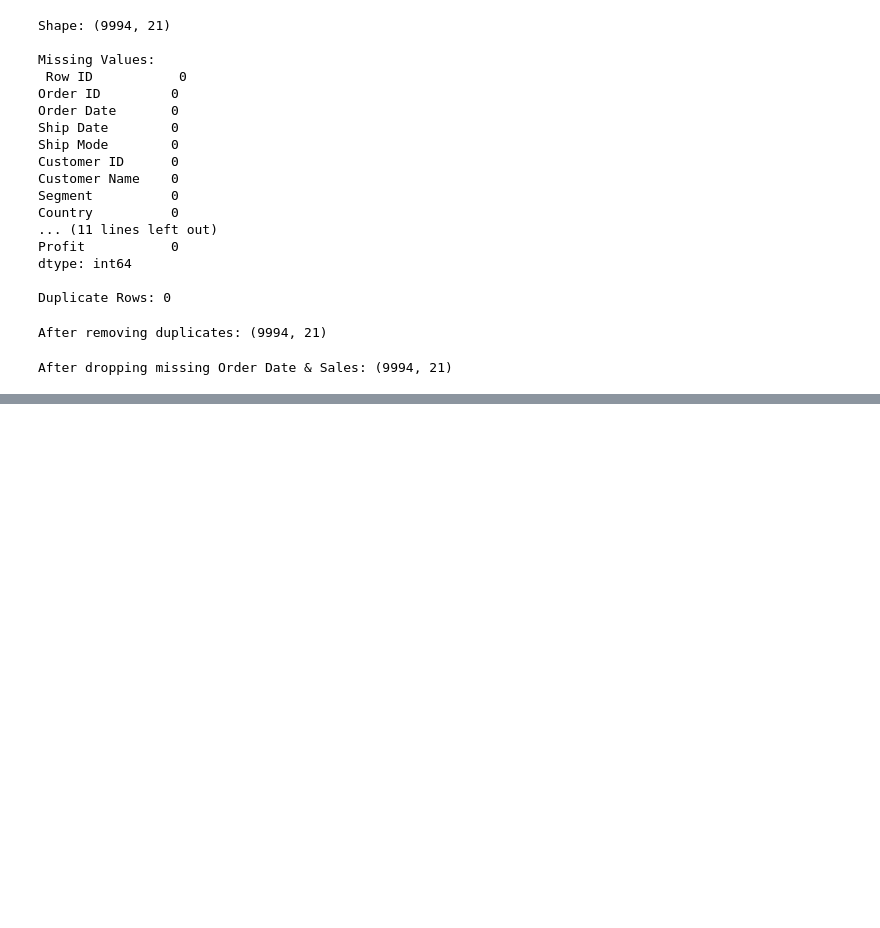
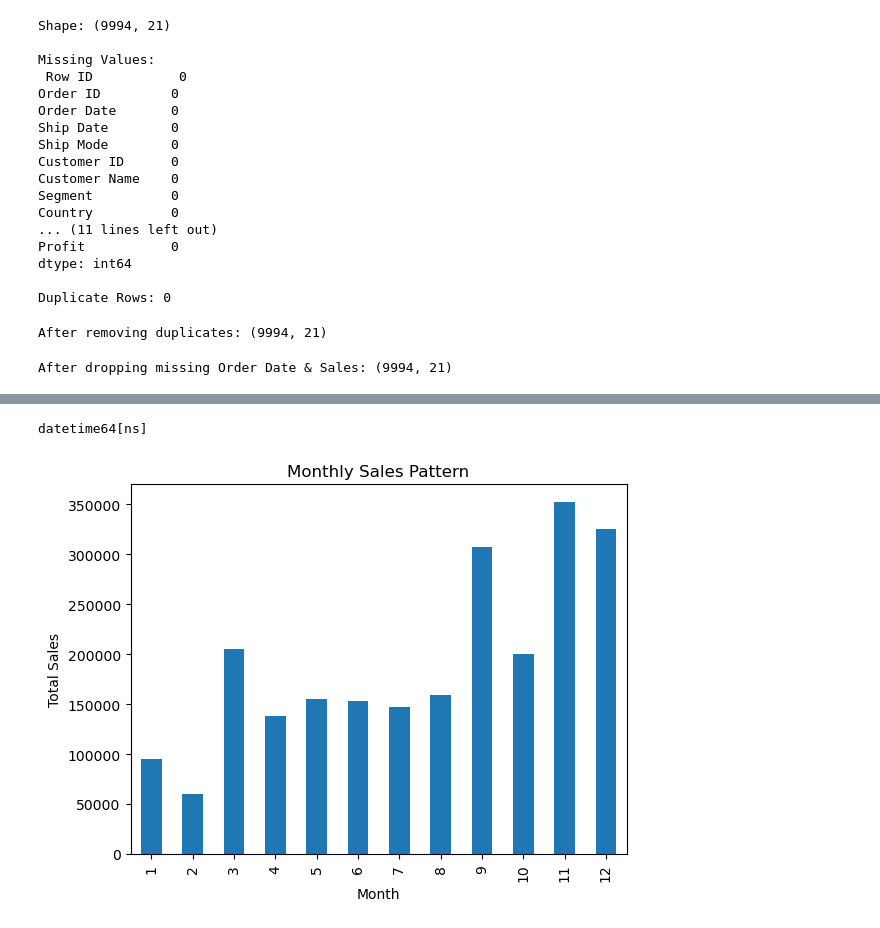
Before and after one commit to RAMAN23-stack/FUTURE_ML_01, a Jupyter notebook: notebook/sales_forecasting.ipynb, the cells around one changed output, grey strips where cells are left out. Cells and saved outputs as stored; diff of their text form; code cells hidden in the pictures; blank space fills up the shorter version.

```diff
--- a/notebook/sales_forecasting.ipynb
+++ b/notebook/sales_forecasting.ipynb
@@ -73,0 +75,19 @@ plt.show()
+# %%
+df['Order Date'] = pd.to_datetime(df['Order Date'], errors='coerce')
+
+print(df['Order Date'].dtype)
+# %% [output]
+datetime64[ns]
+# %%
+df['Month'] = df['Order Date'].dt.month
+
+monthly_sales = df.groupby('Month')['Sales'].sum()
+
+plt.figure()
+monthly_sales.plot(kind='bar')
+plt.title("Monthly Sales Pattern")
+plt.xlabel("Month")
+plt.ylabel("Total Sales")
+plt.show()
+# %% [output]
+[figure, added]
```
Also changed, not shown: parts of 15 cells of this notebook.
